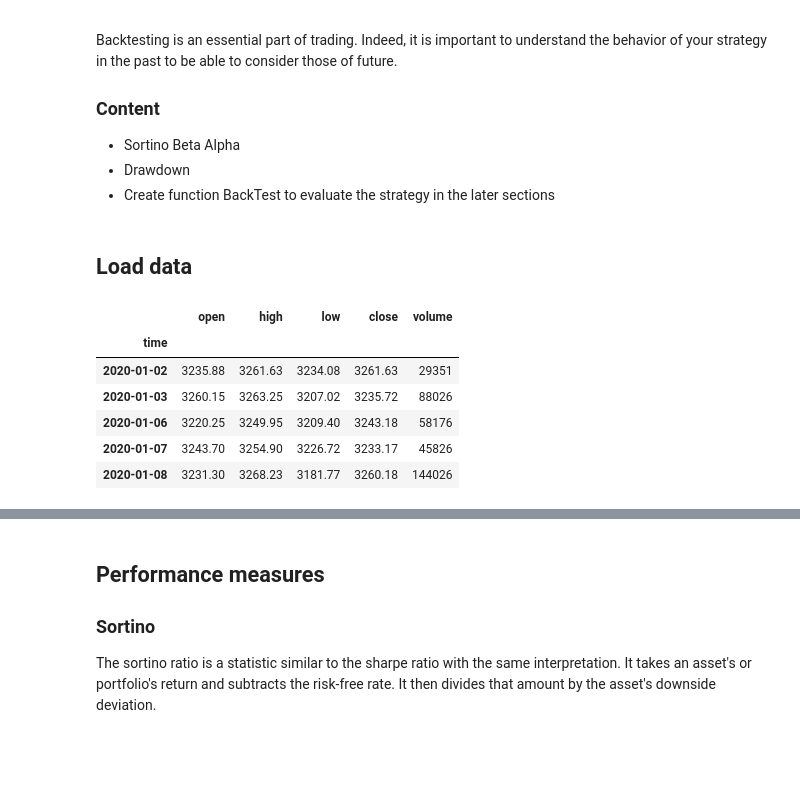
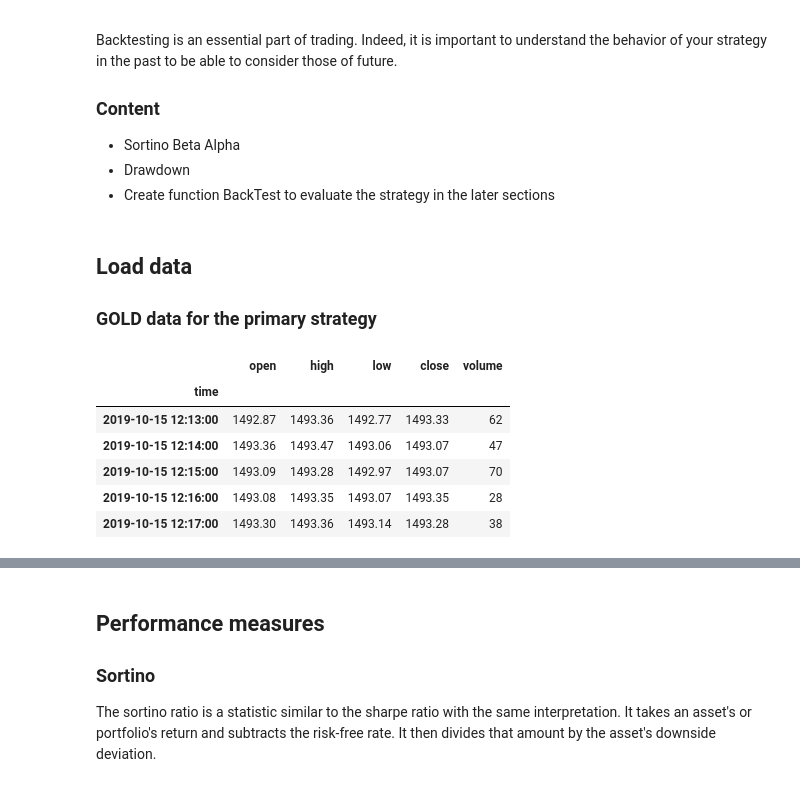
Before and after one commit to MikChristensen/ML_Projects, a Jupyter notebook: AlgoTrading/02_Vectorized_Backtesting.ipynb, the cells around one changed output, grey strips where cells are left out. Drawn from its saved outputs; the diff is of its cells as text; code cells hidden in the pictures; blank space fills up the shorter version.

```diff
--- a/AlgoTrading/02_Vectorized_Backtesting.ipynb
+++ b/AlgoTrading/02_Vectorized_Backtesting.ipynb
@@ -12,14 +14,15 @@ Backtesting is an essential part of trading. Indeed, it is important to understa
 * Create function BackTest to evaluate the strategy in the later sections
 # %% [markdown]
 ## Load data
+### GOLD data for the primary strategy
 # %%
-df_SP500_Raw = pd.read_parquet(f"../Data/US500_M1.parquet")
-df_SP500_Raw.head()
+df_GOLD_Raw = pd.read_parquet(f"../Data/GOLD_1M.parquet")
+df_GOLD_Raw.head()
 # %% [output]
 |  | open | high | low | close | volume |
 | time |  |  |  |  |  |
-| 2020-01-02 | 3235.88 | 3261.63 | 3234.08 | 3261.63 | 29351 |
-| 2020-01-03 | 3260.15 | 3263.25 | 3207.02 | 3235.72 | 88026 |
-| 2020-01-06 | 3220.25 | 3249.95 | 3209.40 | 3243.18 | 58176 |
-| 2020-01-07 | 3243.70 | 3254.90 | 3226.72 | 3233.17 | 45826 |
-| 2020-01-08 | 3231.30 | 3268.23 | 3181.77 | 3260.18 | 144026 |
+| 2019-10-15 12:13:00 | 1492.87 | 1493.36 | 1492.77 | 1493.33 | 62 |
+| 2019-10-15 12:14:00 | 1493.36 | 1493.47 | 1493.06 | 1493.07 | 47 |
+| 2019-10-15 12:15:00 | 1493.09 | 1493.28 | 1492.97 | 1493.07 | 70 |
+| 2019-10-15 12:16:00 | 1493.08 | 1493.35 | 1493.07 | 1493.35 | 28 |
+| 2019-10-15 12:17:00 | 1493.30 | 1493.36 | 1493.14 | 1493.28 | 38 |
```
Also changed, not shown: parts of 9 cells of this notebook, 6 other files.
